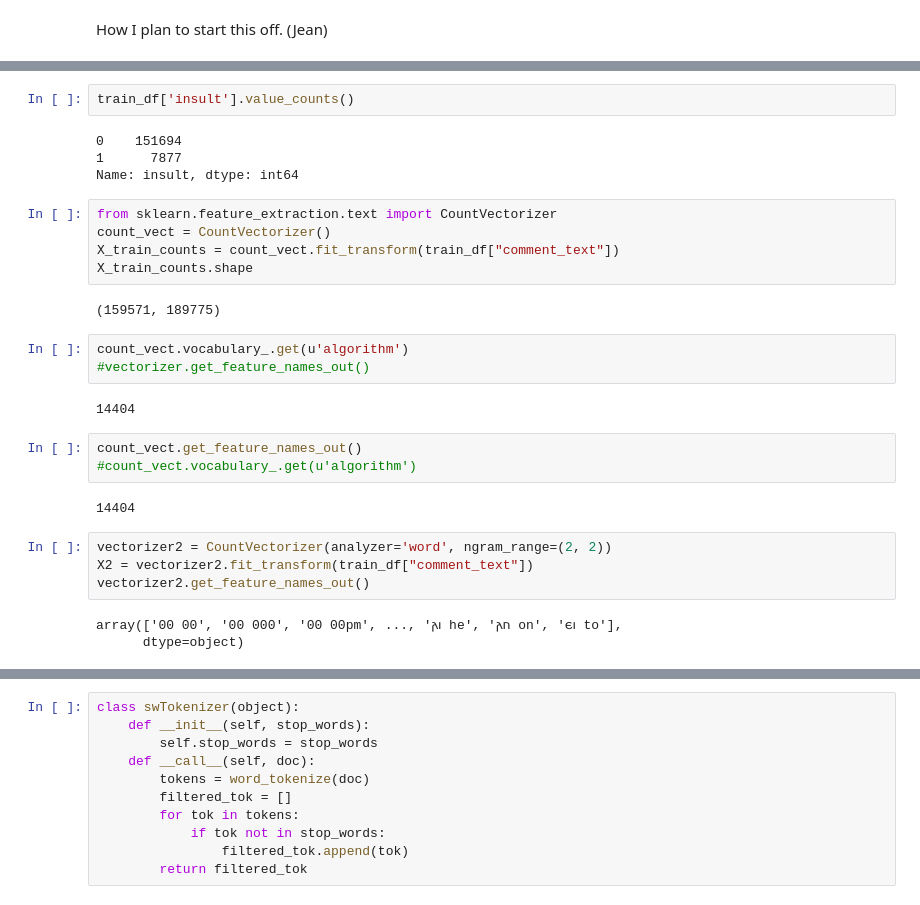
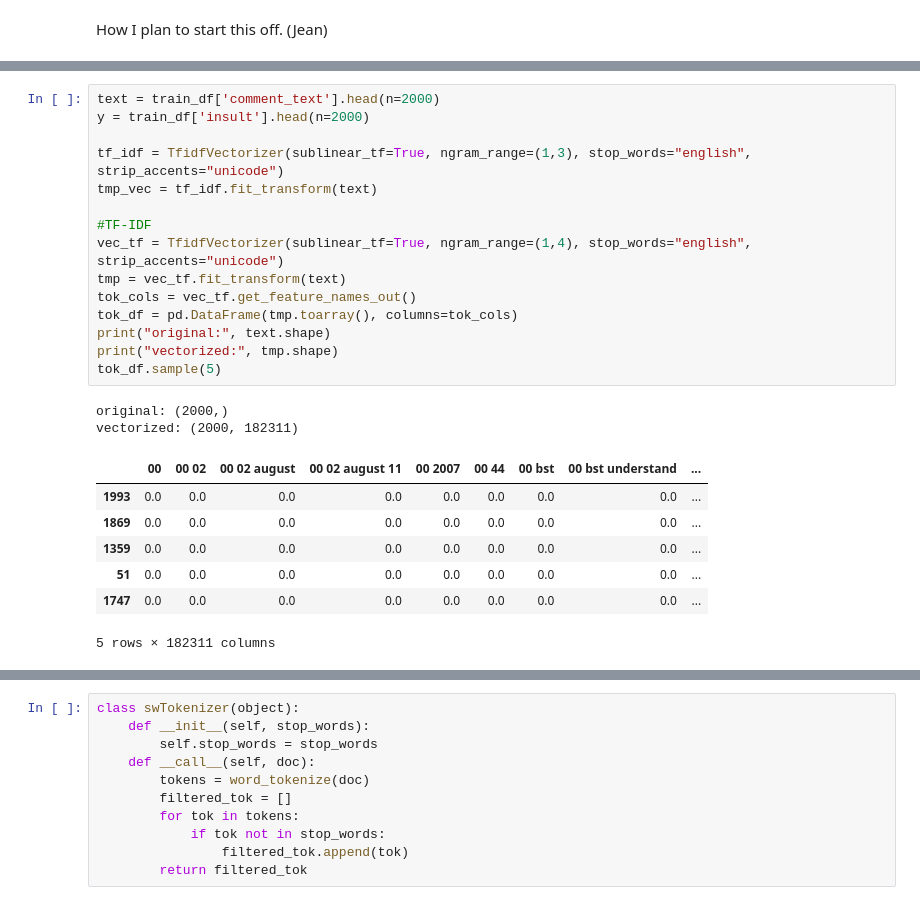
Before and after one commit to JLEncenarial/Group-Project-1, a Jupyter notebook: Jean's Code.ipynb, the cells around one changed output, grey strips where cells are left out. Drawn from its saved outputs; the diff is of its cells as text.

```diff
--- a/Jean's Code.ipynb
+++ b/Jean's Code.ipynb
@@ -32,30 +35,25 @@ train_df.head()
-# %%
-train_df['insult'].value_counts()
-# %% [output]
-0    151694
-1      7877
-Name: insult, dtype: int64
-# %%
-from sklearn.feature_extraction.text import CountVectorizer
-count_vect = CountVectorizer()
-X_train_counts = count_vect.fit_transform(train_df["comment_text"])
-X_train_counts.shape
-# %% [output]
-(159571, 189775)
-# %%
-count_vect.vocabulary_.get(u'algorithm')
-#vectorizer.get_feature_names_out()
-# %% [output]
-14404
-# %%
-count_vect.get_feature_names_out()
-#count_vect.vocabulary_.get(u'algorithm')
-# %% [output]
-14404
-# %%
-vectorizer2 = CountVectorizer(analyzer='word', ngram_range=(2, 2))
-X2 = vectorizer2.fit_transform(train_df["comment_text"])
-vectorizer2.get_feature_names_out()
-# %% [output]
-array(['00 00', '00 000', '00 00pm', ..., '𐌰𐌹 he', '𐌰𐌿 on', '𐌴𐌹 to'],
-      dtype=object)
+# %%
+text = train_df['comment_text'].head(n=2000)
+y = train_df['insult'].head(n=2000)
+
+tf_idf = TfidfVectorizer(sublinear_tf=True, ngram_range=(1,3), stop_words="english", strip_accents="unicode")
+tmp_vec = tf_idf.fit_transform(text)
+
+#TF-IDF
+vec_tf = TfidfVectorizer(sublinear_tf=True, ngram_range=(1,4), stop_words="english", strip_accents="unicode")
+tmp = vec_tf.fit_transform(text)
+tok_cols = vec_tf.get_feature_names_out()
+tok_df = pd.DataFrame(tmp.toarray(), columns=tok_cols)
+print("original:", text.shape)
+print("vectorized:", tmp.shape)
+tok_df.sample(5)
+# %% [output]
+original: (2000,)
+vectorized: (2000, 182311)
+|  | 00 | 00 02 | 00 02 august | 00 02 august 11 | 00 2007 | 00 44 | 00 bst | 00 bst understand | ... |
+| 1993 | 0.0 | 0.0 | 0.0 | 0.0 | 0.0 | 0.0 | 0.0 | 0.0 | ... |
+| 1869 | 0.0 | 0.0 | 0.0 | 0.0 | 0.0 | 0.0 | 0.0 | 0.0 | ... |
+| 1359 | 0.0 | 0.0 | 0.0 | 0.0 | 0.0 | 0.0 | 0.0 | 0.0 | ... |
+| 51 | 0.0 | 0.0 | 0.0 | 0.0 | 0.0 | 0.0 | 0.0 | 0.0 | ... |
+| 1747 | 0.0 | 0.0 | 0.0 | 0.0 | 0.0 | 0.0 | 0.0 | 0.0 | ... |
+5 rows × 182311 columns
```
Also changed, not shown: parts of 20 cells of this notebook.
